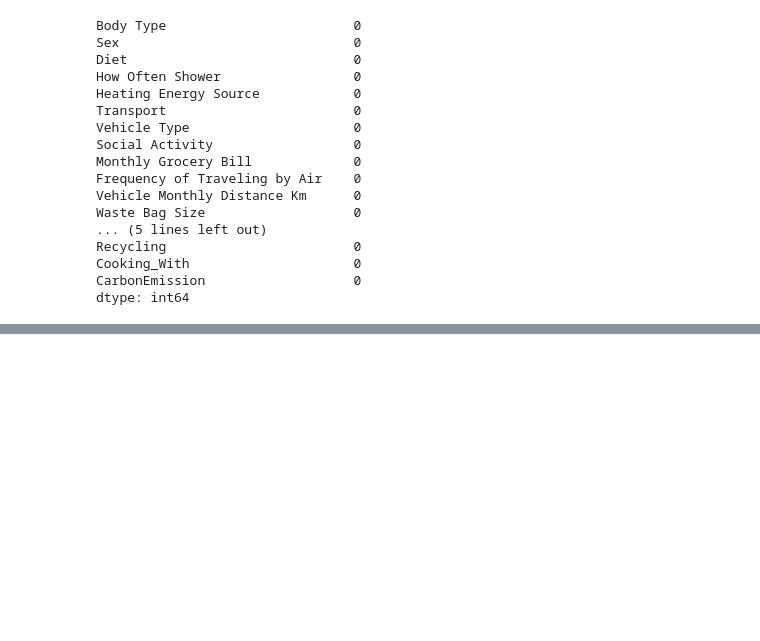
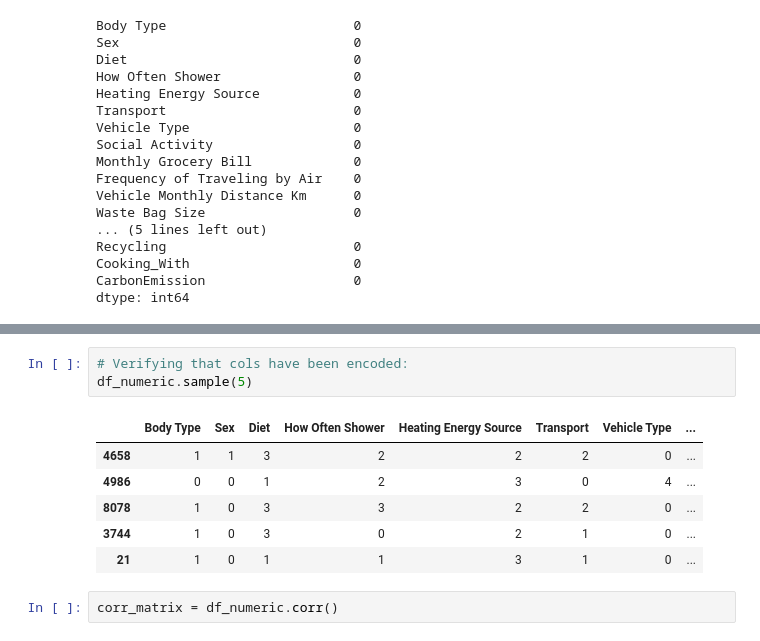
Before and after one commit to cph-oo221/Dat4-BI-Exam, a Jupyter notebook: Main.ipynb, the cells around one changed output, grey strips where cells are left out. Saved outputs shown, nothing was run; the diff lists cells and outputs as text; blank space fills up the shorter version.

```diff
--- a/Main.ipynb
+++ b/Main.ipynb
@@ -137,0 +150,12 @@ df.describe()
+# %%
+# Verifying that cols have been encoded:
+df_numeric.sample(5)
+# %% [output]
+|  | Body Type | Sex | Diet | How Often Shower | Heating Energy Source | Transport | Vehicle Type | ... |
+| 4658 | 1 | 1 | 3 | 2 | 2 | 2 | 0 | ... |
+| 4986 | 0 | 0 | 1 | 2 | 3 | 0 | 4 | ... |
+| 8078 | 1 | 0 | 3 | 3 | 2 | 2 | 0 | ... |
+| 3744 | 1 | 0 | 3 | 0 | 2 | 1 | 0 | ... |
+| 21 | 1 | 0 | 1 | 1 | 3 | 1 | 0 | ... |
+# %%
+corr_matrix = df_numeric.corr()
```
Also changed, not shown: parts of 2 cells of this notebook.
